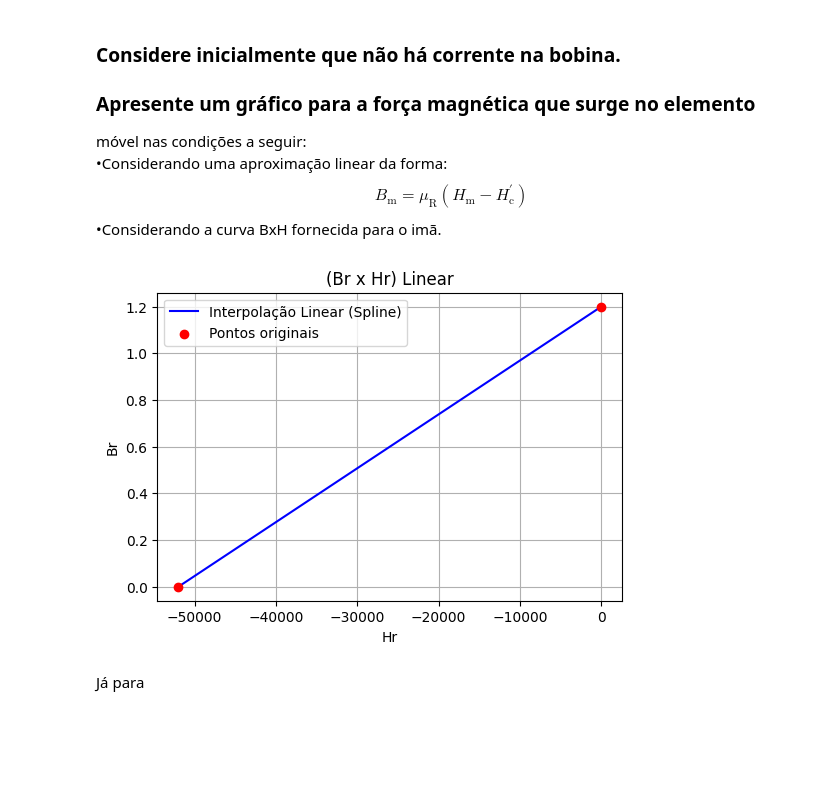
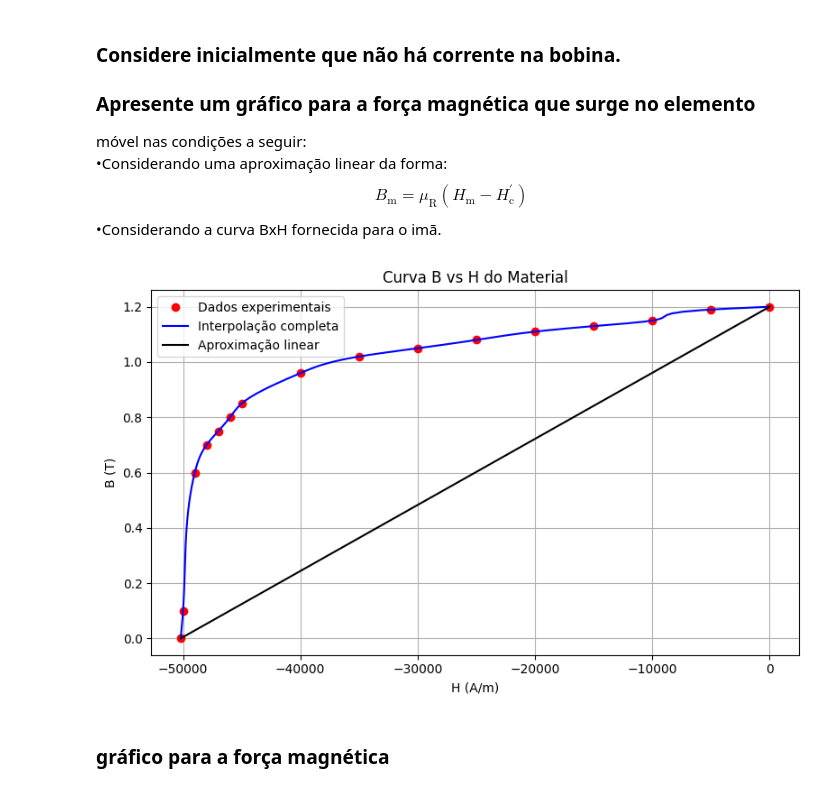
Before and after one commit to marcus-valmeida/Projeto-conversao, a Jupyter notebook: exercicio3/exercicio3.ipynb, the cells around one changed output. Saved outputs shown, nothing was run; the diff lists cells and outputs as text; code cells hidden in the pictures; blank space fills up the shorter version.

```diff
--- a/exercicio3/exercicio3.ipynb
+++ b/exercicio3/exercicio3.ipynb
@@ -32,24 +45,29 @@ B_{\mathrm{m}} = \mu_{\mathrm{R}} (H_{\mathrm{m}} - H_{\mathrm{c}}^{\prime})
 $$
 •Considerando a curva BxH fornecida para o imã.
 # %%
-# Criar a função linear via spline natural
-funcao_linear = CubicSpline(Hc, Br, bc_type='natural')
+# Interpolação cúbica (ordem crescente de B)
+f_real = CubicSpline(B, H, bc_type='natural')
+f_linear = CubicSpline(B_linear, H_linear, bc_type='natural')
 
-# Gerar vários pontos no intervalo para plotar a reta
-x_vals = np.linspace(Hc.min(), Hc.max(), 100)
-y_vals = funcao_linear(x_vals)
+# Geração de pontos para interpolação
+B_a = np.linspace(min(B), max(B), 200)
+H_a = f_real(B_a)
+H_linear_a = f_linear(B_a)
 
-# Plot
-plt.figure(figsize=(6, 4))
-plt.plot(x_vals, y_vals, label="Interpolação Linear (Spline)", color="blue")  # reta
-plt.scatter(Hr, Br, color="red", zorder=5, label="Pontos originais")          # pontos dados
-plt.xlabel("Hr")
-plt.ylabel("Br")
-plt.title("(Br x Hr) Linear")
-plt.grid(True)
-plt.legend()
+# Plotagem
+fig, ax = plt.subplots(figsize=(8, 5))
+ax.plot(H, B, 'ro', label='Dados experimentais')
+ax.plot(H_a, B_a, 'b-', label='Interpolação completa')
+ax.plot(H_linear_a, B_a, 'k-', label='Aproximação linear')
+
+ax.set_title('Curva B vs H do Material')
+ax.set_xlabel('H (A/m)')
+ax.set_ylabel('B (T)')
+ax.grid(True)
+ax.legend()
+plt.tight_layout()
 plt.show()
 # %% [output]
-[figure, old version]
+[figure, new version]
 # %% [markdown]
-Já para
+### gráfico para a força magnética
```
Also changed, not shown: parts of 4 cells of this notebook.
